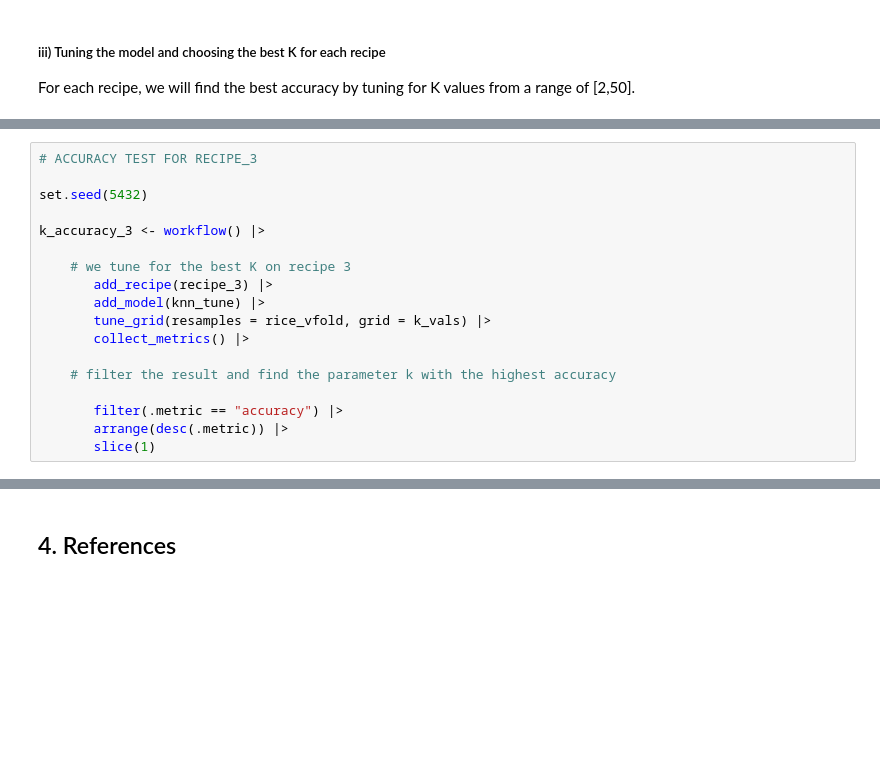
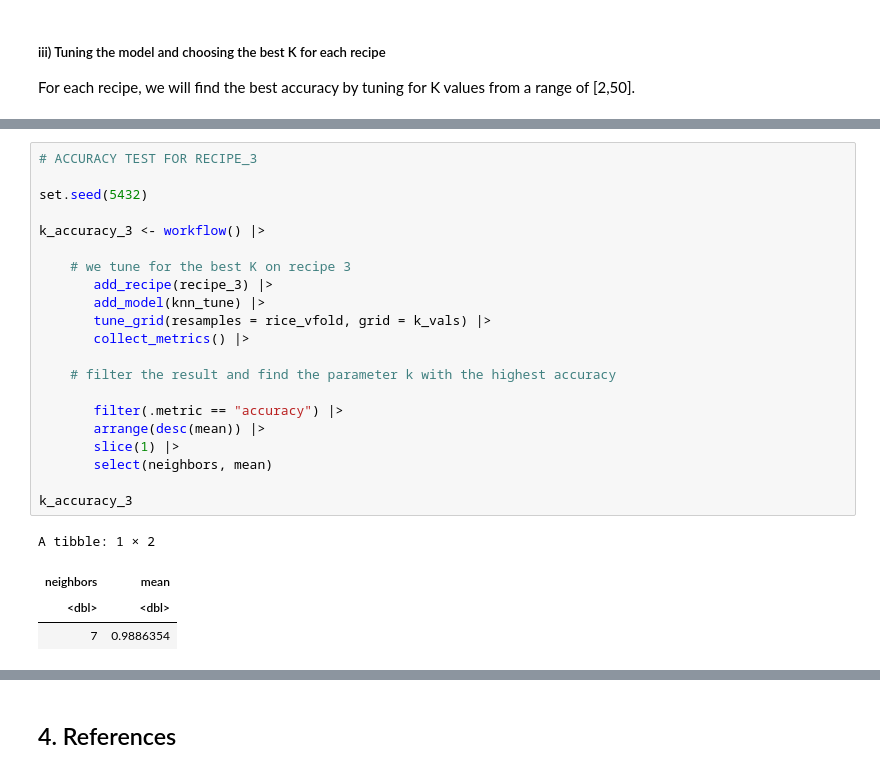
Before and after one commit to sean-prk/dsci-group-project-report, a Jupyter notebook: project.ipynb, the cells around one changed output, grey strips where cells are left out. Saved outputs shown, nothing was run; the diff lists cells and outputs as text; blank space fills up the shorter version.

```diff
--- a/project.ipynb
+++ b/project.ipynb
@@ -293,21 +337,29 @@ k_accuracy_2 <- workflow() |>
 # %%
 # ACCURACY TEST FOR RECIPE_3
 
 set.seed(5432)
 
 k_accuracy_3 <- workflow() |>
 
     # we tune for the best K on recipe 3
        add_recipe(recipe_3) |>
        add_model(knn_tune) |>
        tune_grid(resamples = rice_vfold, grid = k_vals) |>
        collect_metrics() |>
 
     # filter the result and find the parameter k with the highest accuracy
 
        filter(.metric == "accuracy") |>
-       arrange(desc(.metric)) |>
-       slice(1)
+       arrange(desc(mean)) |>
+       slice(1) |>
+       select(neighbors, mean)
+
+k_accuracy_3
+# %% [output]
+A tibble: 1 × 2
+| neighbors | mean |
+| <dbl> | <dbl> |
+| 7 | 0.9886354 |
 # %%
 # ACCURACY TEST FOR RECIPE_4
 
```
Also changed, not shown: parts of 15 cells of this notebook.
